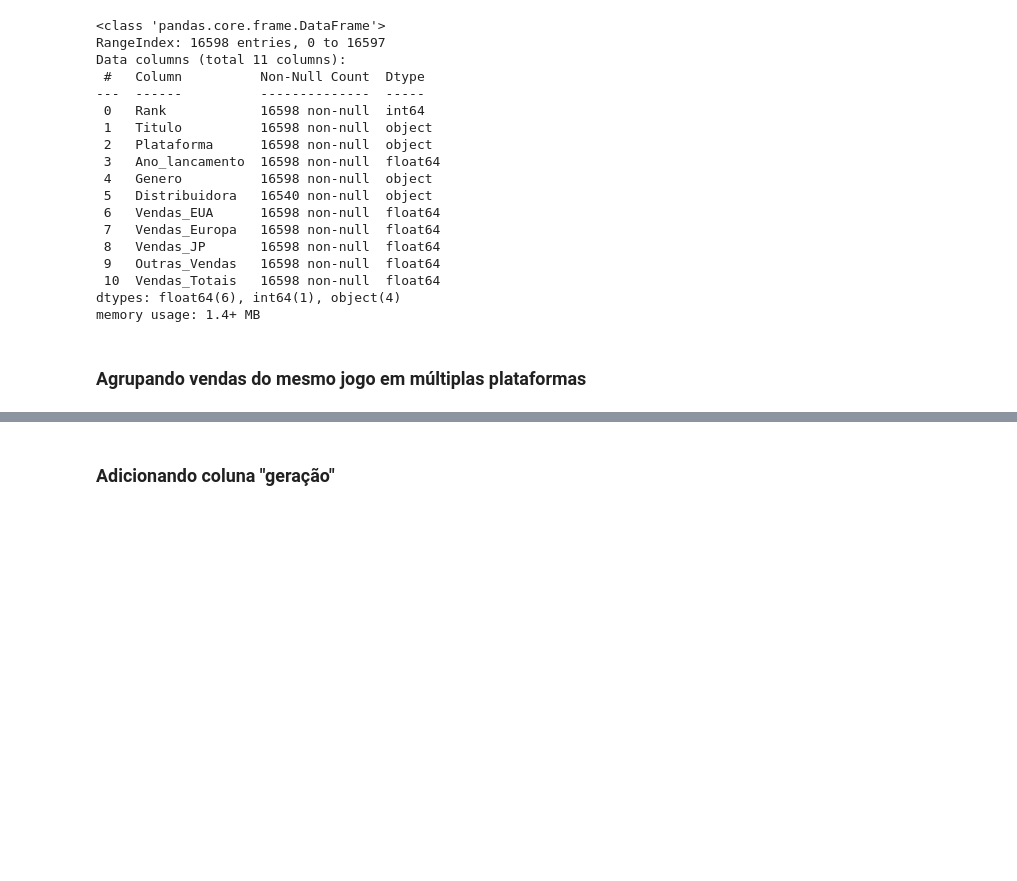
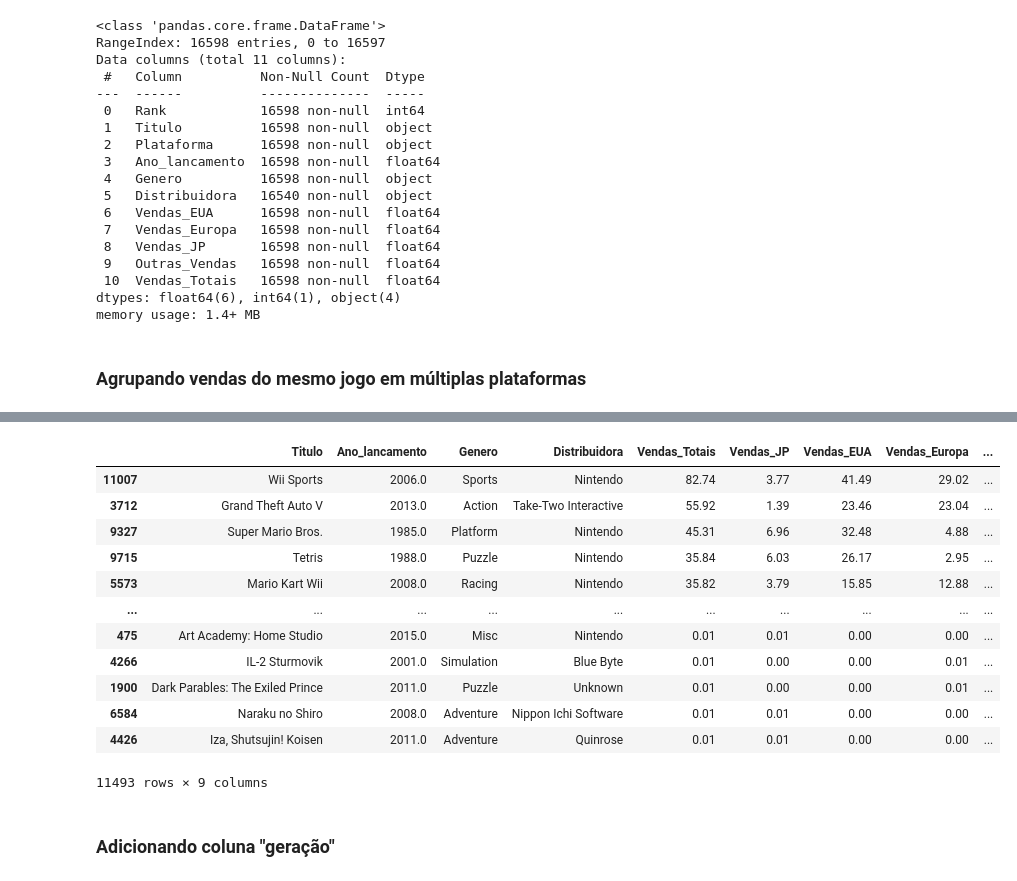
Before and after one commit to JoaoVictorCRP/projeto-estatistica, a Jupyter notebook: Project_ETL.ipynb, the cells around one changed output, grey strips where cells are left out. Cells and saved outputs as stored; diff of their text form; code cells hidden in the pictures; blank space fills up the shorter version.

```diff
--- a/Project_ETL.ipynb
+++ b/Project_ETL.ipynb
@@ -153,3 +178,19 @@ all_platforms.to_csv('./all_platforms.csv')
+# %%
+all_platforms.sort_values('Vendas_Totais', ascending=False)
+# %% [output]
+|  | Titulo | Ano_lancamento | Genero | Distribuidora | Vendas_Totais | Vendas_JP | Vendas_EUA | Vendas_Europa | ... |
+| 11007 | Wii Sports | 2006.0 | Sports | Nintendo | 82.74 | 3.77 | 41.49 | 29.02 | ... |
+| 3712 | Grand Theft Auto V | 2013.0 | Action | Take-Two Interactive | 55.92 | 1.39 | 23.46 | 23.04 | ... |
+| 9327 | Super Mario Bros. | 1985.0 | Platform | Nintendo | 45.31 | 6.96 | 32.48 | 4.88 | ... |
+| 9715 | Tetris | 1988.0 | Puzzle | Nintendo | 35.84 | 6.03 | 26.17 | 2.95 | ... |
+| 5573 | Mario Kart Wii | 2008.0 | Racing | Nintendo | 35.82 | 3.79 | 15.85 | 12.88 | ... |
+| ... | ... | ... | ... | ... | ... | ... | ... | ... | ... |
+| 475 | Art Academy: Home Studio | 2015.0 | Misc | Nintendo | 0.01 | 0.01 | 0.00 | 0.00 | ... |
+| 4266 | IL-2 Sturmovik | 2001.0 | Simulation | Blue Byte | 0.01 | 0.00 | 0.00 | 0.01 | ... |
+| 1900 | Dark Parables: The Exiled Prince | 2011.0 | Puzzle | Unknown | 0.01 | 0.00 | 0.00 | 0.01 | ... |
+| 6584 | Naraku no Shiro | 2008.0 | Adventure | Nippon Ichi Software | 0.01 | 0.01 | 0.00 | 0.00 | ... |
+| 4426 | Iza, Shutsujin! Koisen | 2011.0 | Adventure | Quinrose | 0.01 | 0.01 | 0.00 | 0.00 | ... |
+11493 rows × 9 columns
 # %% [markdown]
 ### Adicionando coluna "geração"
 # %% [markdown]
```
Also changed, not shown: parts of 3 cells of this notebook, 2 other files.
